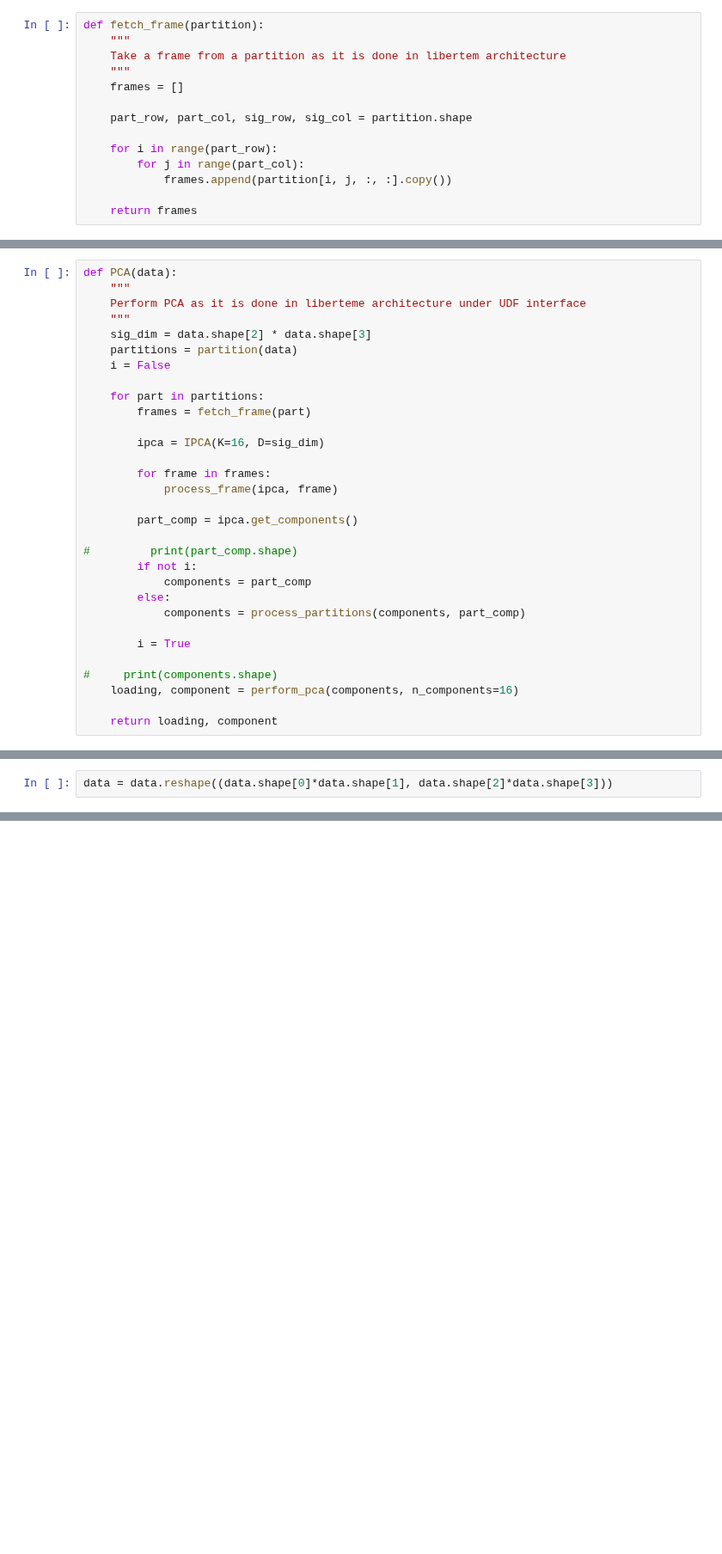
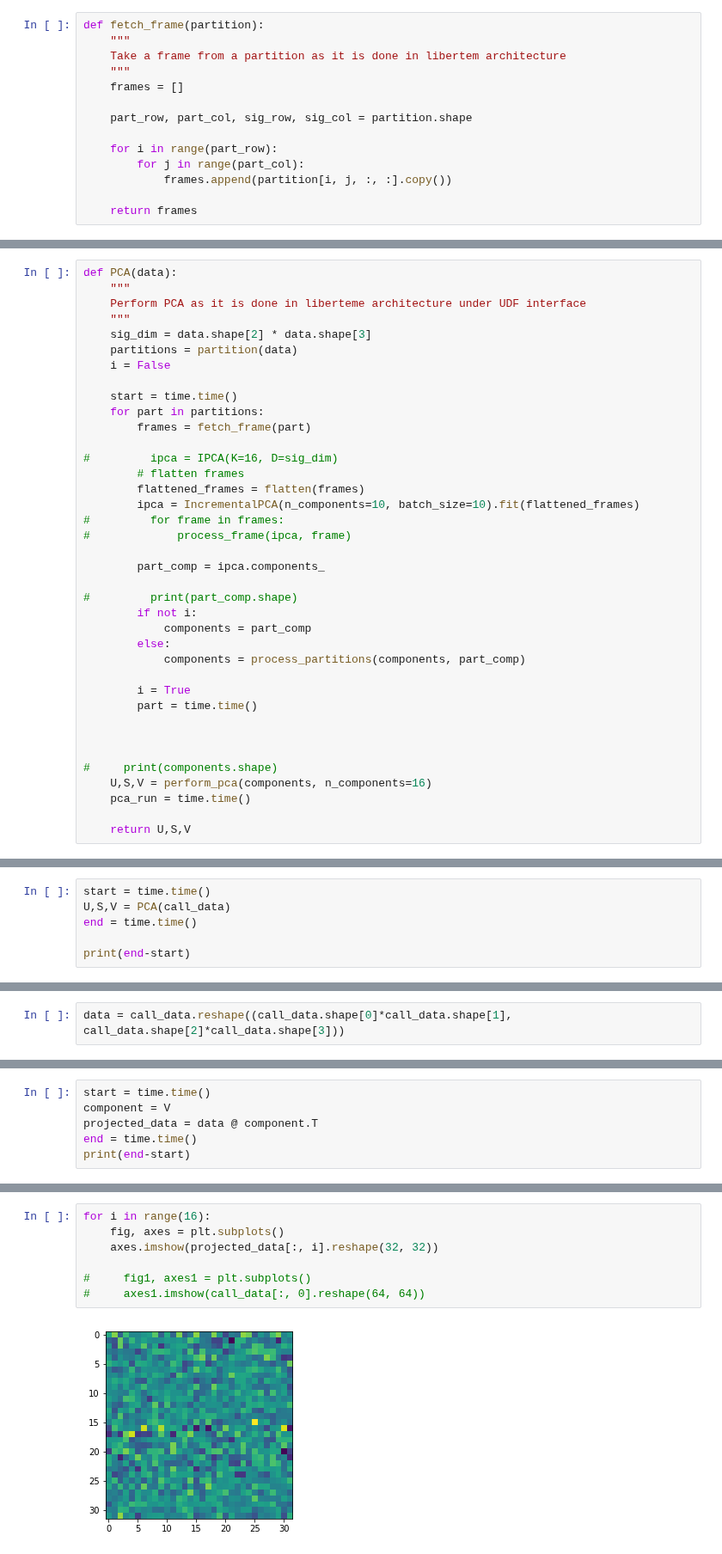
Before and after one commit to LiberTEM/LiberTEM, a Jupyter notebook: prototypes/udf/pca.ipynb, the cells around one changed output, grey strips where cells are left out. Shown at 86% size. Cells and saved outputs as stored; diff of their text form; blank space fills up the shorter version.

```diff
--- a/prototypes/udf/pca.ipynb
+++ b/prototypes/udf/pca.ipynb
@@ -144,15 +360,18 @@ def PCA(data):
     partitions = partition(data)
     i = False
 
+    start = time.time()
     for part in partitions:
         frames = fetch_frame(part)
 
-        ipca = IPCA(K=16, D=sig_dim)
+#         ipca = IPCA(K=16, D=sig_dim)
+        # flatten frames
+        flattened_frames = flatten(frames)
+        ipca = IncrementalPCA(n_components=10, batch_size=10).fit(flattened_frames)
+#         for frame in frames:
+#             process_frame(ipca, frame)
 
-        for frame in frames:
-            process_frame(ipca, frame)
-
-        part_comp = ipca.get_components()
+        part_comp = ipca.components_
 
 #         print(part_comp.shape)
         if not i:
@@ -161,8 +380,12 @@ def PCA(data):
             components = process_partitions(components, part_comp)
 
         i = True
+        part = time.time()
+
+
 
 #     print(components.shape)
-    loading, component = perform_pca(components, n_components=16)
+    U,S,V = perform_pca(components, n_components=16)
+    pca_run = time.time()
 
-    return loading, component
+    return U,S,V
@@ -174,0 +392,6 @@ loading.shape, component.shape, data.shape
+# %%
+start = time.time()
+U,S,V = PCA(call_data)
+end = time.time()
+
+print(end-start)
@@ -175,2 +404,2 @@ loading.shape, component.shape, data.shape
 # %%
-data = data.reshape((data.shape[0]*data.shape[1], data.shape[2]*data.shape[3]))
+data = call_data.reshape((call_data.shape[0]*call_data.shape[1], call_data.shape[2]*call_data.shape[3]))
@@ -182,0 +423,6 @@ print(projected_data.shape)
+# %%
+start = time.time()
+component = V
+projected_data = data @ component.T
+end = time.time()
+print(end-start)
@@ -182,0 +438,9 @@ print(projected_data.shape)
+# %%
+for i in range(16):
+    fig, axes = plt.subplots()
+    axes.imshow(projected_data[:, i].reshape(32, 32))
+
+#     fig1, axes1 = plt.subplots()
+#     axes1.imshow(call_data[:, 0].reshape(64, 64))
+# %% [output]
+[figure, added]
```
Also changed, not shown: parts of 30 cells of this notebook, 8 other files.
